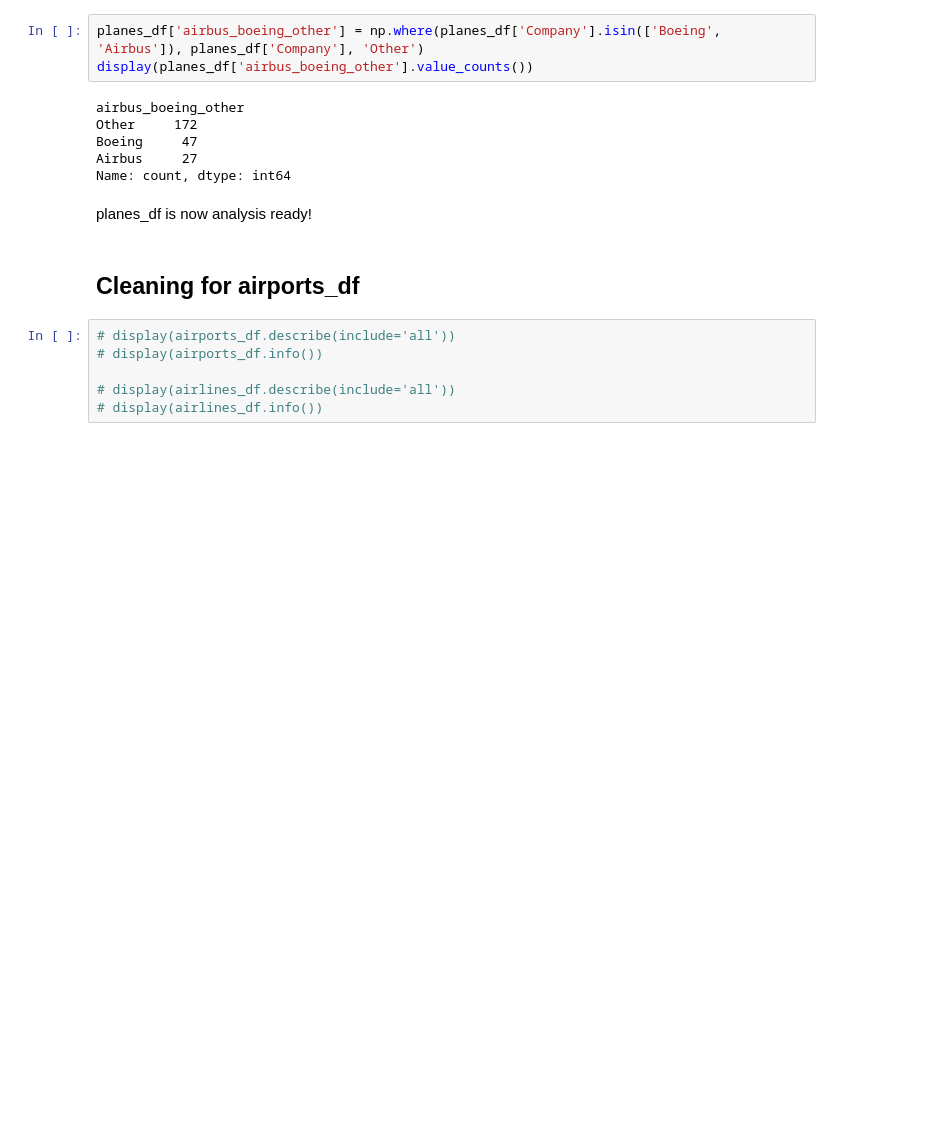
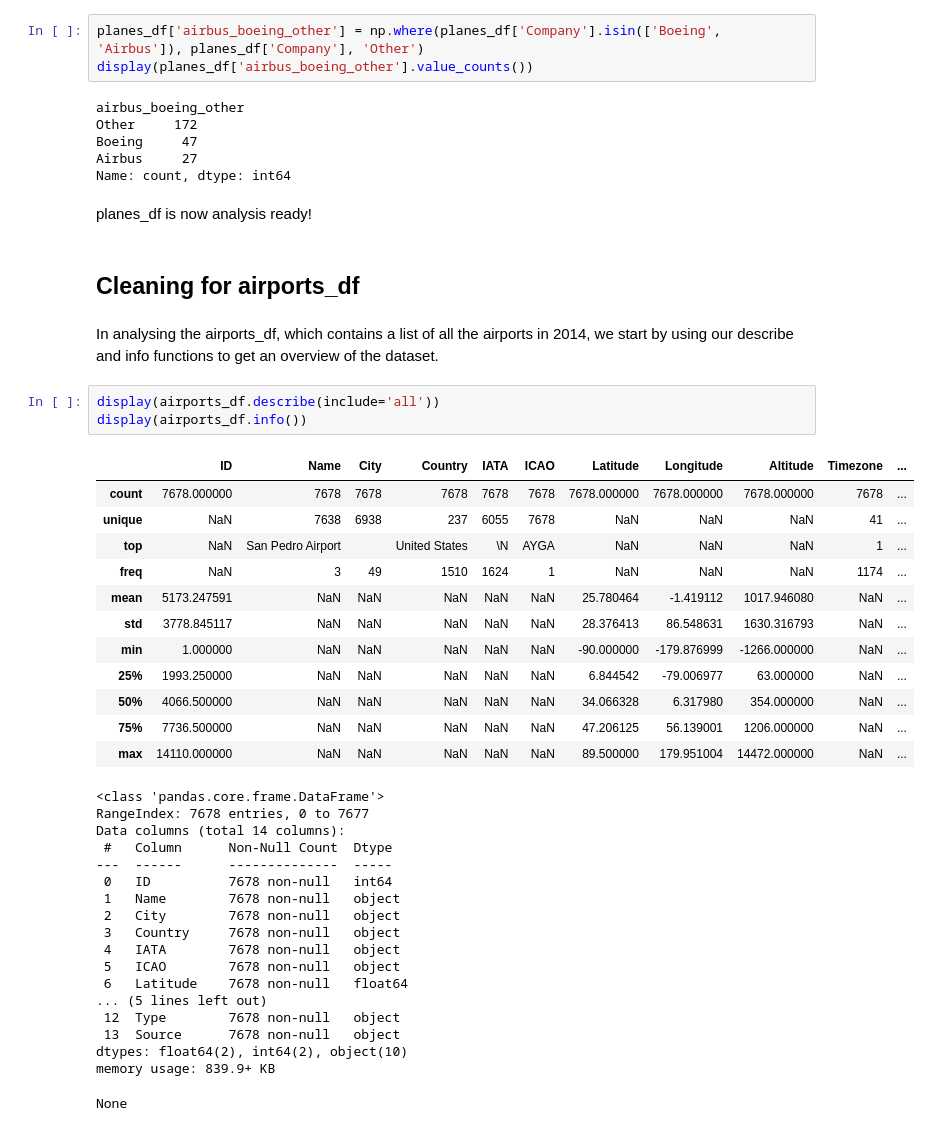
Before and after one commit to sakinanazarali/MADS_Milestone1, a Jupyter notebook: data_cleaning.ipynb, the cells around one changed output. Cells and saved outputs as stored; diff of their text form; blank space fills up the shorter version.

Commit message:
cleaned the remainder of the dfs and merged them all - they final version is in the cleaned_data dir as cleaned.csv

```diff
--- a/data_cleaning.ipynb
+++ b/data_cleaning.ipynb
@@ -295,9 +257,39 @@ Name: count, dtype: int64
 planes_df is now analysis ready!
 # %% [markdown]
 ## Cleaning for airports_df
+# %% [markdown]
+In analysing the airports_df, which contains a list of all the airports in 2014, we start by using our describe and info functions to get an overview of the dataset.
 # %%
-# display(airports_df.describe(include='all'))
-# display(airports_df.info())
-
-# display(airlines_df.describe(include='all'))
-# display(airlines_df.info())
+display(airports_df.describe(include='all'))
+display(airports_df.info())
+# %% [output]
+|  | ID | Name | City | Country | IATA | ICAO | Latitude | Longitude | Altitude | Timezone | ... |
+| count | 7678.000000 | 7678 | 7678 | 7678 | 7678 | 7678 | 7678.000000 | 7678.000000 | 7678.000000 | 7678 | ... |
+| unique | NaN | 7638 | 6938 | 237 | 6055 | 7678 | NaN | NaN | NaN | 41 | ... |
+| top | NaN | San Pedro Airport |  | United States | \N | AYGA | NaN | NaN | NaN | 1 | ... |
+| freq | NaN | 3 | 49 | 1510 | 1624 | 1 | NaN | NaN | NaN | 1174 | ... |
+| mean | 5173.247591 | NaN | NaN | NaN | NaN | NaN | 25.780464 | -1.419112 | 1017.946080 | NaN | ... |
+| std | 3778.845117 | NaN | NaN | NaN | NaN | NaN | 28.376413 | 86.548631 | 1630.316793 | NaN | ... |
+| min | 1.000000 | NaN | NaN | NaN | NaN | NaN | -90.000000 | -179.876999 | -1266.000000 | NaN | ... |
+| 25% | 1993.250000 | NaN | NaN | NaN | NaN | NaN | 6.844542 | -79.006977 | 63.000000 | NaN | ... |
+| 50% | 4066.500000 | NaN | NaN | NaN | NaN | NaN | 34.066328 | 6.317980 | 354.000000 | NaN | ... |
+| 75% | 7736.500000 | NaN | NaN | NaN | NaN | NaN | 47.206125 | 56.139001 | 1206.000000 | NaN | ... |
+| max | 14110.000000 | NaN | NaN | NaN | NaN | NaN | 89.500000 | 179.951004 | 14472.000000 | NaN | ... |
+<class 'pandas.core.frame.DataFrame'>
+RangeIndex: 7678 entries, 0 to 7677
+Data columns (total 14 columns):
+ #   Column      Non-Null Count  Dtype
+---  ------      --------------  -----
+ 0   ID          7678 non-null   int64
+ 1   Name        7678 non-null   object
+ 2   City        7678 non-null   object
+ 3   Country     7678 non-null   object
+ 4   IATA        7678 non-null   object
+ 5   ICAO        7678 non-null   object
+ 6   Latitude    7678 non-null   float64
+... (5 lines left out)
+ 12  Type        7678 non-null   object
+ 13  Source      7678 non-null   object
+dtypes: float64(2), int64(2), object(10)
+memory usage: 839.9+ KB
+None
```
Also changed, not shown: parts of 77 cells of this notebook.
